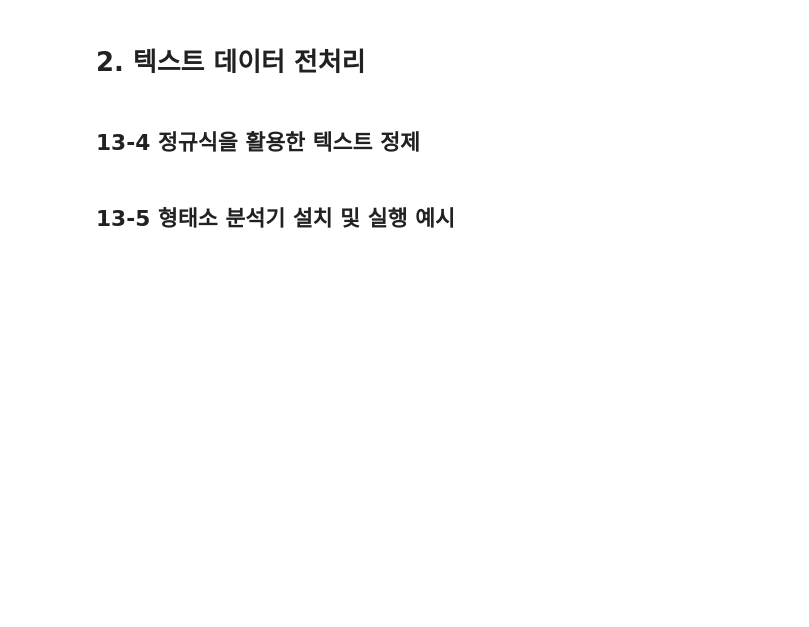
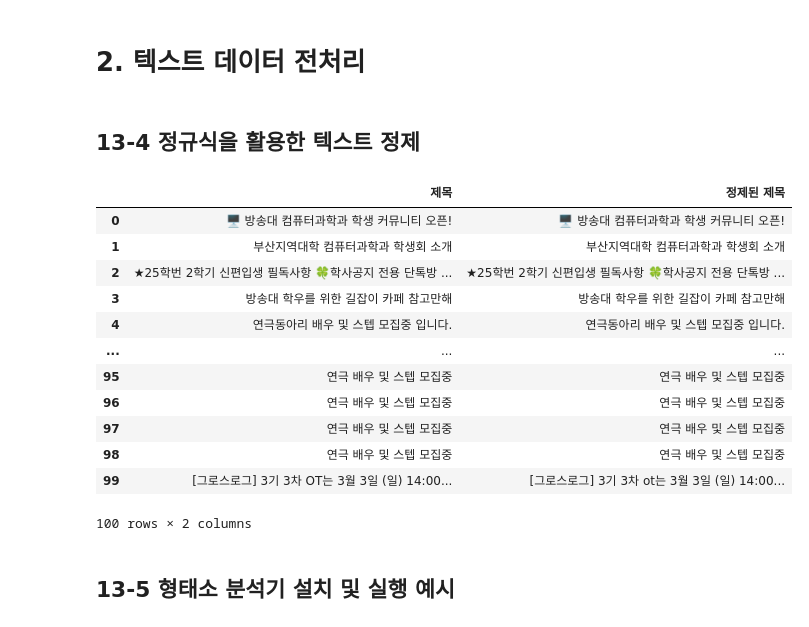
Before and after one commit to mors119/Data-Analysis-with-Open-Source, a Jupyter notebook: 오픈소스_데이터_분석_13강.ipynb, the cells around one changed output. Cells and saved outputs as stored; diff of their text form; code cells hidden in the pictures; blank space fills up the shorter version.

```diff
--- a/오픈소스_데이터_분석_13강.ipynb
+++ b/오픈소스_데이터_분석_13강.ipynb
@@ -210,27 +275,41 @@ cs_df = pd.DataFrame(data = {'제목': board_titles})
 # %%
 import re
 
 ## 텍스트 정제 함수
 def clean_text(text):
     if isinstance(text, str):
-       # 특수 문자 제거 regex (영어 소문자, 영어 대문자, 숫자, 한글, 공백글자만 허용)
-
-       # HTML 태그 제거 regex
-
-       # 소문자로 변환 python 함수
-
-       return text
+        # 특수 문자 제거 regex (영어 소문자, 영어 대문자, 숫자, 한글, 공백글자만 허용)
+        test = re.sub(r'[^a-zA-Z0-9가-힣\s]', '', text)
+        # HTML 태그 제거 regex
+        text = re.sub(r'<[^>]*>', '', text)
+        # 소문자로 변환 python 함수
+        text = text.lower()
+        return text
     else:
         return ""
 
 ## 데이터프레임 정제 함수
 def clean_df(df):
   if not df.empty:
       df['정제된 제목'] = df['제목'].apply(clean_text)
 
 ## cs_df에 정제 함수 적용
 clean_df(cs_df)
 cs_df
+# %% [output]
+|  | 제목 | 정제된 제목 |
+| 0 | 🖥️ 방송대 컴퓨터과학과 학생 커뮤니티 오픈! | 🖥️ 방송대 컴퓨터과학과 학생 커뮤니티 오픈! |
+| 1 | 부산지역대학 컴퓨터과학과 학생회 소개 | 부산지역대학 컴퓨터과학과 학생회 소개 |
+| 2 | ★25학번 2학기 신편입생 필독사항 🍀학사공지 전용 단톡방 ... | ★25학번 2학기 신편입생 필독사항 🍀학사공지 전용 단톡방 ... |
+| 3 | 방송대 학우를 위한 길잡이 카페 참고만해 | 방송대 학우를 위한 길잡이 카페 참고만해 |
+| 4 | 연극동아리 배우 및 스텝 모집중 입니다. | 연극동아리 배우 및 스텝 모집중 입니다. |
+| ... | ... | ... |
+| 95 | 연극 배우 및 스텝 모집중 | 연극 배우 및 스텝 모집중 |
+| 96 | 연극 배우 및 스텝 모집중 | 연극 배우 및 스텝 모집중 |
+| 97 | 연극 배우 및 스텝 모집중 | 연극 배우 및 스텝 모집중 |
+| 98 | 연극 배우 및 스텝 모집중 | 연극 배우 및 스텝 모집중 |
+| 99 | [그로스로그] 3기 3차 OT는 3월 3일 (일) 14:00... | [그로스로그] 3기 3차 ot는 3월 3일 (일) 14:00... |
+100 rows × 2 columns
 # %% [markdown]
 ## 13-5 형태소 분석기 설치 및 실행 예시
 # %%
```
Also changed, not shown: parts of 20 cells of this notebook.
